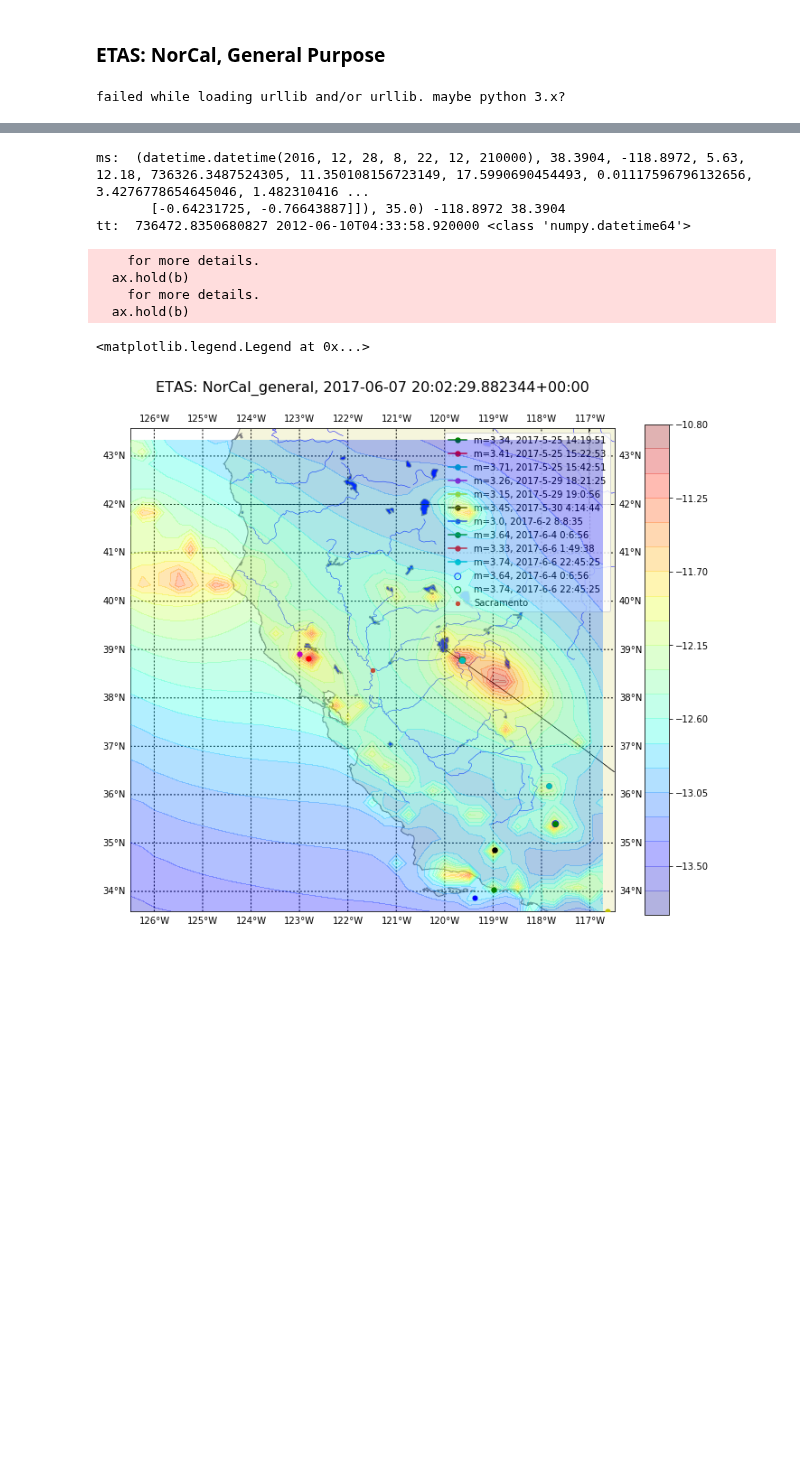
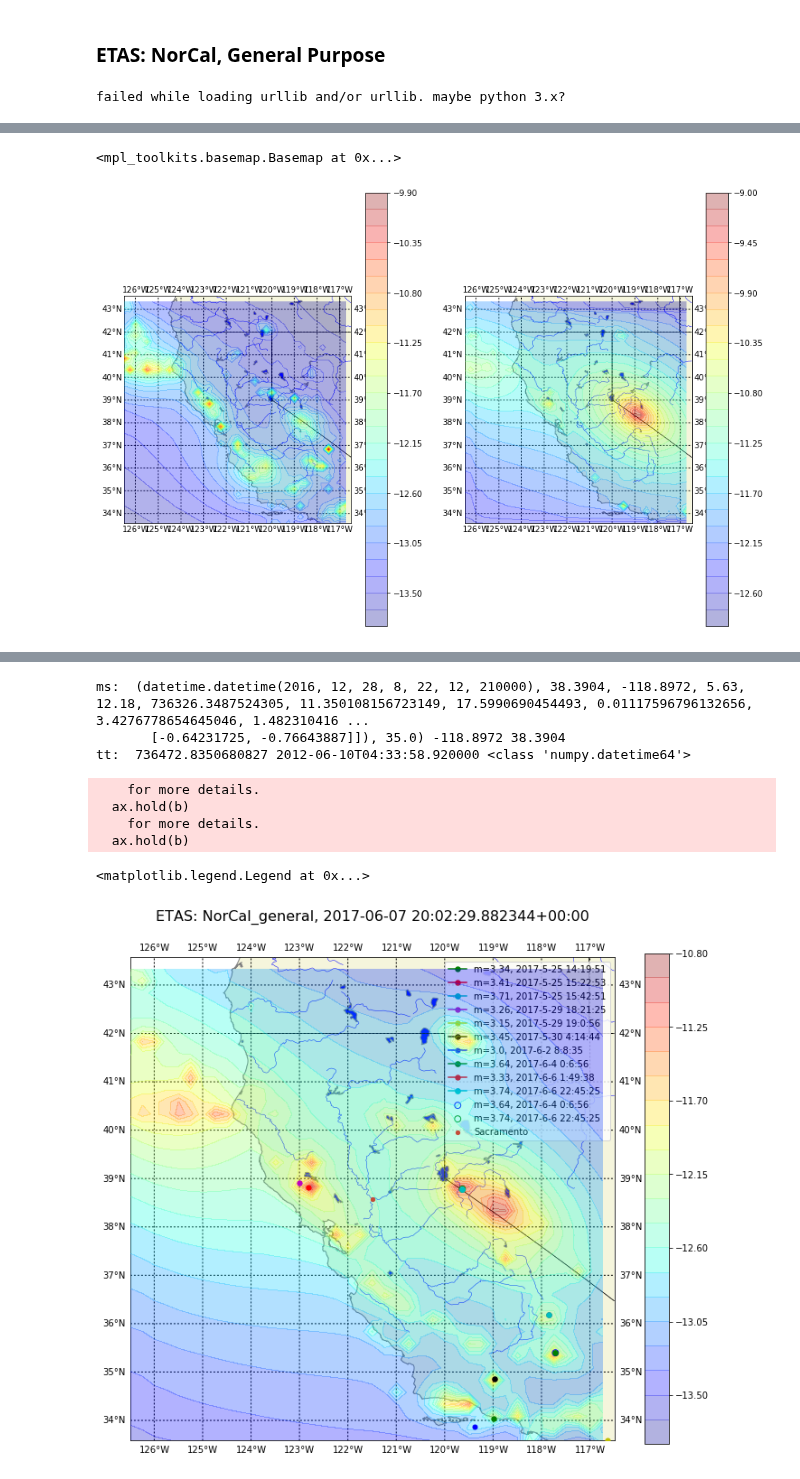
Before and after one commit to markyoder/globalETAS, a Jupyter notebook: ETAS_NorCal_subtraction.ipynb, the cells around one changed output, grey strips where cells are left out. Saved outputs shown, nothing was run; the diff lists cells and outputs as text; code cells hidden in the pictures; blank space fills up the shorter version.

```diff
--- a/ETAS_NorCal_subtraction.ipynb
+++ b/ETAS_NorCal_subtraction.ipynb
@@ -105,11 +105,23 @@ eq_prams_1 = {'do_recarray': True, 'D_fract': 1.5,
                't_0':dtm.datetime(1990, 1, 1, 0, 0, tzinfo=pytz.timezone('UTC')),
                't_now':dtm.datetime(2007,1,1, tzinfo=pytz.timezone('UTC')),
                'lats': lats, 'p_cat': 1.1, 'b1': 1.0, 'mc': 1., 'q_cat': 1.5,
-               'p_etas':0., 'q_etas':1.5,
+               'p_etas':0., 'q_etas':1.5, 'cat_len':None,
                'lons': lons, 'dmstar': 1.0, 'b2': 1.5, 'd_tau': 2.28,
                'incat': None, 'fit_factor': 2.0, 'd_lambda': 1.76, 'etas_range_padding':1.5,
             'etas_range_factor':30.0, 'ab_ratio_expon':.25 }
-#eq_prams.update({'mc':3.0, 'd_lat':.25, 'd_lon':.25})
+#
+eq_prams_2 = {'do_recarray': True, 'D_fract': 1.5,
+               't_0':dtm.datetime(2007,1,1, tzinfo=pytz.timezone('UTC')),
+               't_now':dtm.datetime(2017,1,1, tzinfo=pytz.timezone('UTC')),
+               'lats': lats, 'p_cat': 1.1, 'b1': 1.0, 'mc': 1., 'q_cat': 1.5,
+               'p_etas':0., 'q_etas':1.5, 'cat_len':None,
+               'lons': lons, 'dmstar': 1.0, 'b2': 1.5, 'd_tau': 2.28,
+               'incat': None, 'fit_factor': 2.0, 'd_lambda': 1.76, 'etas_range_padding':1.5,
+            'etas_range_factor':30.0, 'ab_ratio_expon':.25 }
+#
+# for dev, etc. make this easier on ourselves:
+eq_prams_1.update({'mc':3.0, 'd_lat':.25, 'd_lon':.25})
+eq_prams_2.update({'mc':3.0, 'd_lat':.25, 'd_lon':.25})
 # %%
 # let's add a preliminary map...
 class Preliminary_Map(object):
@@ -118,12 +130,15 @@ class Preliminary_Map(object):
 # %%
 n_cpu = 2*mpp.cpu_count()
 #n_cpu=5
-etas_1 = gep.ETAS_mpp(n_cpu=n_cpu, **eq_prams)
+etas_1 = gep.ETAS_mpp(n_cpu=n_cpu, **eq_prams_1)
+etas_2 = gep.ETAS_mpp(n_cpu=n_cpu, **eq_prams_2)
+
 #
 # we've run this; we can reload it from pickle:
 #with open('data/etas_201610.pkl', 'rb') as fin:
 #    etas = pickle.load(fin)
 #
-event_name = 'NorCal_general'
-f_path = '/home/myoder/Dropbox/Research/etas/{}/etas_{}'.format(event_name, etas.t_now)
-f_root = 'etas_{}_2016_11'.format(event_name)
+event_name = 'NorCal_general_subtraction'
+f_path = '/home/myoder/Dropbox/Research/etas/{}/etas_{}'.format(event_name, etas_1.t_now)
+f_root_1 = 'etas_{}_pre'.format(event_name)
+f_root_2 = 'etas_{}_post'.format(event_name)
@@ -149,0 +154,14 @@ ETAS complete.
+# %%
+plt.figure(figsize=(14,10))
+plt.clf()
+ax1 = plt.subplot('121')
+ax2 = plt.subplot('122')
+#
+etas_1.make_etas_contour_map(n_contours=25, fignum=0, map_resolution='f', alpha=.3, ax=ax1)
+etas_2.make_etas_contour_map(n_contours=25, fignum=0, map_resolution='f', alpha=.3, ax=ax2)
+
+
+#diffs = etas_1.
+# %% [output]
+<mpl_toolkits.basemap.Basemap at 0x...>
+[figure, added]
```
Also changed, not shown: parts of 4 cells of this notebook, 1 other file.
